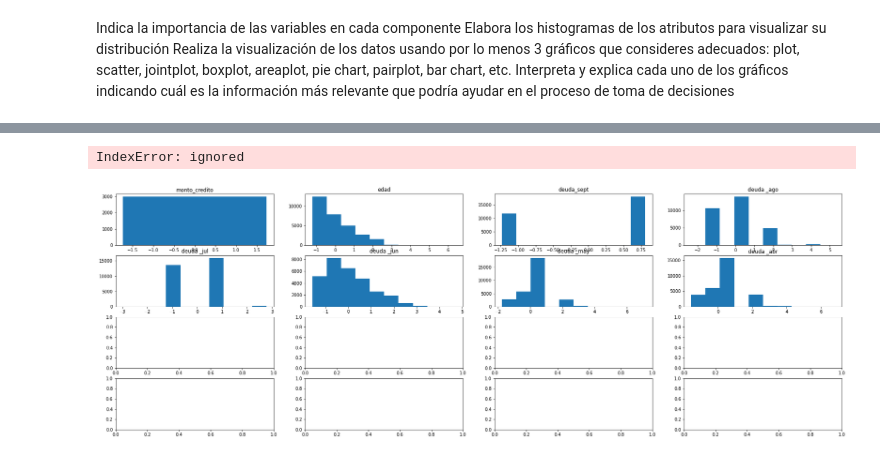
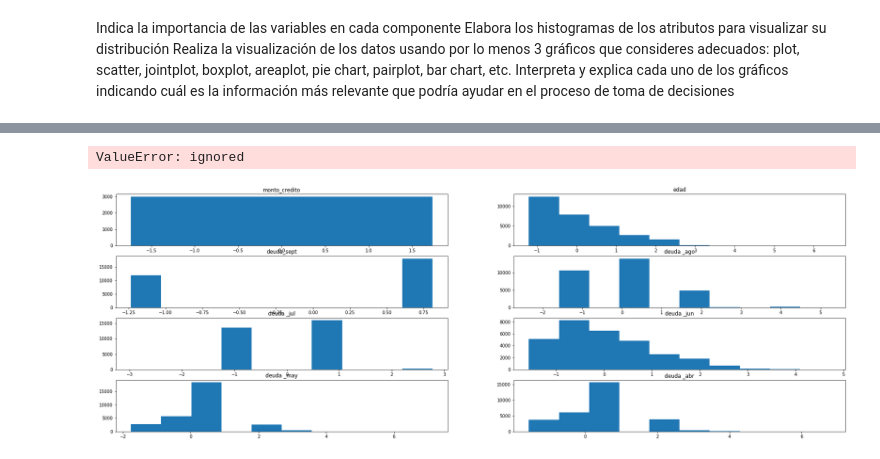
Before and after one commit to PosgradoMNA/actividades-de-aprendizaje-KarltonBotics, a Jupyter notebook: DS_Semana_6_Visuzalización_final (1).ipynb, the cells around one changed output, grey strips where cells are left out. Drawn from its saved outputs; the diff is of its cells as text; code cells hidden in the pictures.

```diff
--- a/DS_Semana_6_Visuzalización_final (1).ipynb
+++ b/DS_Semana_6_Visuzalización_final (1).ipynb
@@ -341,21 +400,19 @@ df_escalado.columns
 # %%
-#Hacemos los histogramas, aqui hay dos creencias, una son los datos de los df antes del pca y otros despues del PCa
-
 lista_de_numericas = numericas
 
 grafica_df = df_escalado[[0,1,2,3,4,5,6,7]]
 fig, axs = plt.subplots(4, 4, figsize=(30,10))
 
 for i in range(len(lista_de_numericas)):
-    plt.subplot(4,4,i+1)
+    plt.subplot(4,2,i+1)
     plot_1 = grafica_df[grafica_df.columns[i]]
     plt.hist(plot_1)
     plt.title(lista_de_numericas [i])
 
 plt.show()
 # %% [output]
-IndexError: ignored
+ValueError: ignored
-[figure, old version]
+[figure, new version]
 # %%
 sns.set()
 
```
Also changed, not shown: parts of 34 cells of this notebook.
